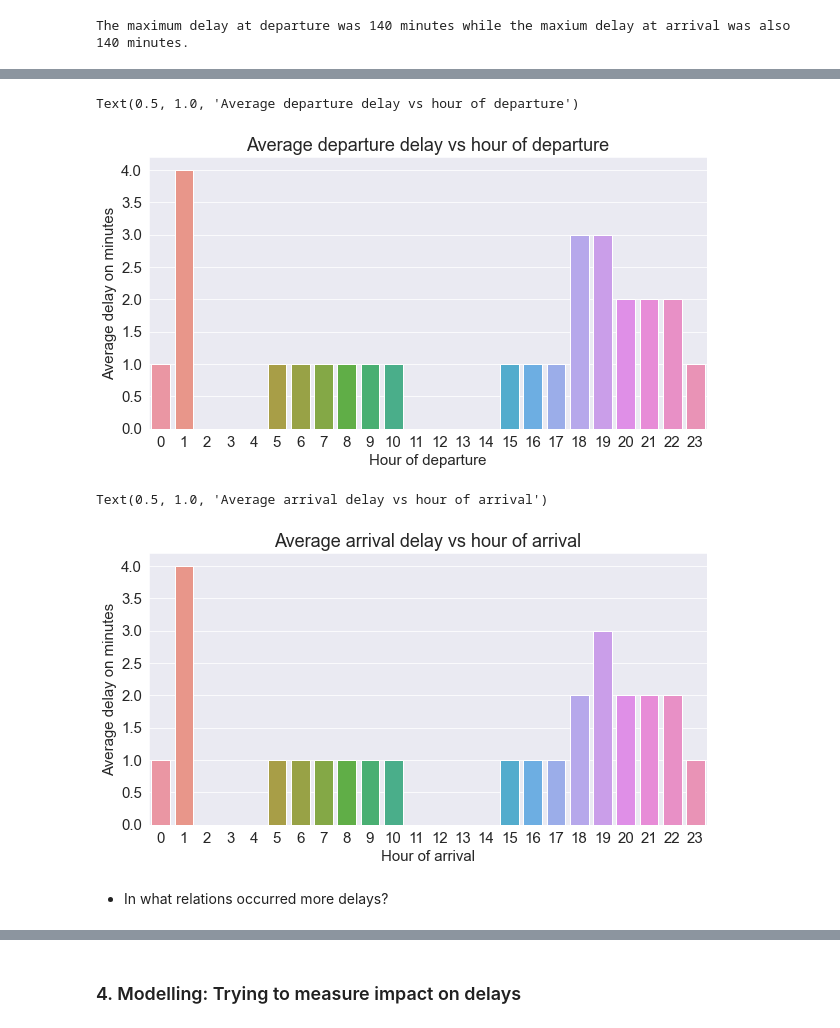
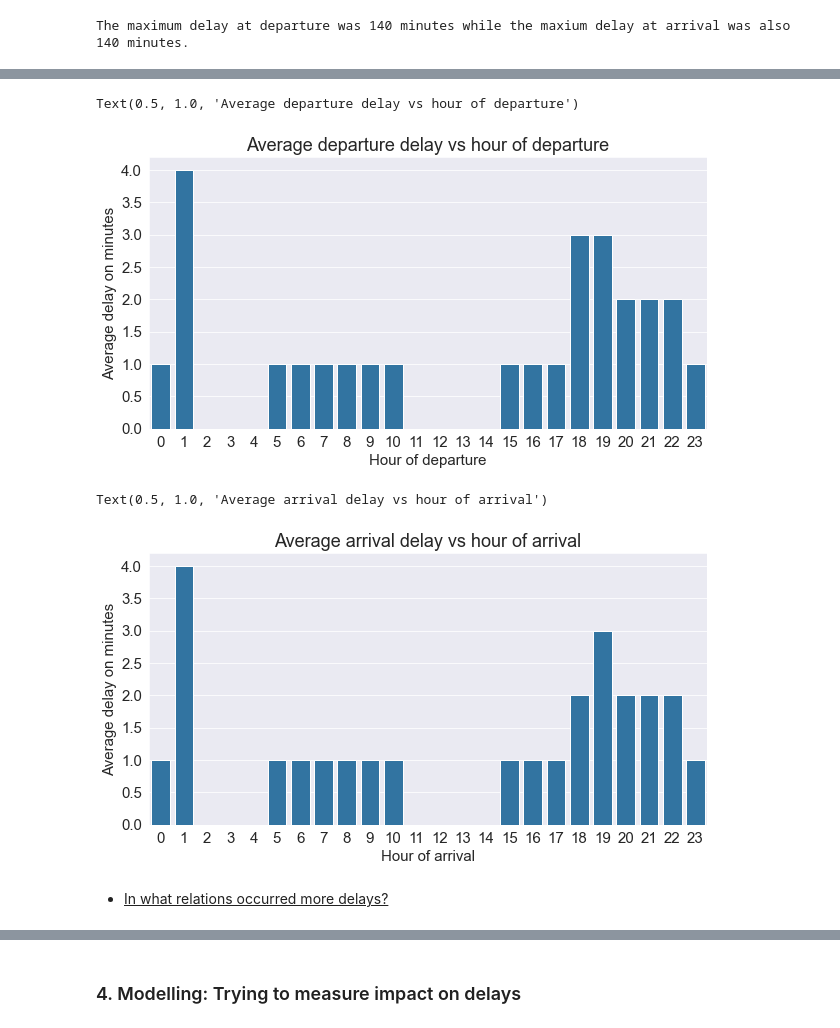
Before and after one commit to guillermofd/belgium-train-times, a Jupyter notebook: Belgium train times.ipynb, the cells around one changed output, grey strips where cells are left out. Drawn from its saved outputs; the diff is of its cells as text; code cells hidden in the pictures.

```diff
--- a/Belgium train times.ipynb
+++ b/Belgium train times.ipynb
@@ -220,7 +224,7 @@ relations_directions_count = relations_vs_directions.value_counts().sort_index()
 plt.rcParams['figure.figsize'] = (10, 5)
 plt.rcParams.update({'font.size': 15})
 sns.set_style("darkgrid")
-g = sns.barplot(y=relations_directions_count, x=relations_directions_count.index)
+g = sns.barplot(y=relations_directions_count, x=relations_directions_count.index, color='tab:blue')
 for i,value in enumerate(relations_directions_count.values):
     g.text(i, value, value)
 plt.xlabel('Number of directions in the relation')
@@ -499,23 +491,23 @@ plt.show()
 # %%
 #Average departure delay vs hour of departure
 dep_delay_hour = df.groupby(df['Planned departure datetime'].dt.hour)['Delay at departure'].mean()//60
 
 #Filling hours with no data
 for i in range(23):
     if not i in dep_delay_hour.index:
         dep_delay_hour.loc[i] = 0
 dep_delay_hour.sort_index(inplace=True)
 dep_delay_hour = dep_delay_hour.astype('int')
 dep_delay_hour.index = dep_delay_hour.index.astype('int')
 
 
-sns.barplot(y=dep_delay_hour.values, x=dep_delay_hour.index)
+sns.barplot(y=dep_delay_hour.values, x=dep_delay_hour.index, color='tab:blue')
 plt.ylabel('Average delay on minutes')
 plt.xlabel('Hour of departure')
 plt.title('Average departure delay vs hour of departure')
 # %% [output]
 Text(0.5, 1.0, 'Average departure delay vs hour of departure')
-[figure, old version]
+[figure, new version]
 # %%
 #Average arrival delay vs hour of departure
 arr_delay_hour = df.groupby(df['Planned arrival datetime'].dt.hour)['Delay at arrival'].mean()//60
@@ -529,13 +521,13 @@ arr_delay_hour = arr_delay_hour.astype('int')
 arr_delay_hour.index = arr_delay_hour.index.astype('int')
 
 
-sns.barplot(y=arr_delay_hour.values, x=arr_delay_hour.index)
+sns.barplot(y=arr_delay_hour.values, x=arr_delay_hour.index, color='tab:blue')
 plt.ylabel('Average delay on minutes')
 plt.xlabel('Hour of arrival')
 plt.title('Average arrival delay vs hour of arrival')
 # %% [output]
 Text(0.5, 1.0, 'Average arrival delay vs hour of arrival')
-[figure, old version]
+[figure, new version]
 # %%
 #For the rest of the variables the same bivariate analysis will be performed, so defining functions will be helpful
 
@@ -565,7 +557,7 @@ def plot_arrival_delay_mean(variable, ylabel, title, rotation=0):
     plt.xticks(rotation=rotation)
     plt.show()
 # %% [markdown]
-* In what relations occurred more delays?
+* <u>In what relations occurred more delays?</u>
 # %%
 plot_arrival_delay_sum('Relation', 'Minutes', 'What relations had more arrival delay in total(in minutes)?')
 # %% [output]
```
Also changed, not shown: parts of 51 cells of this notebook.
